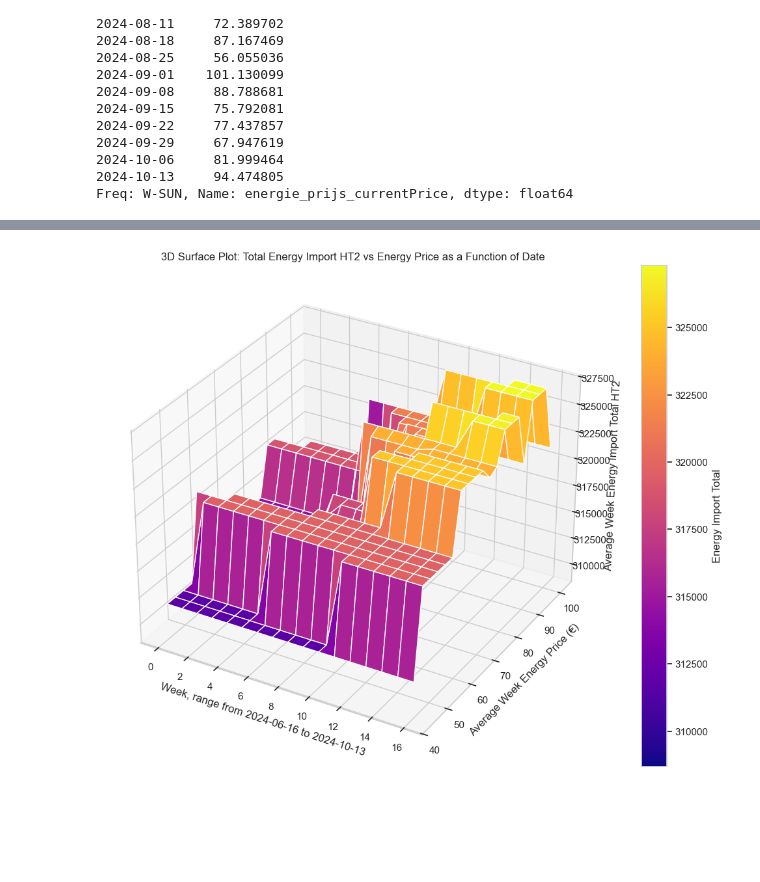
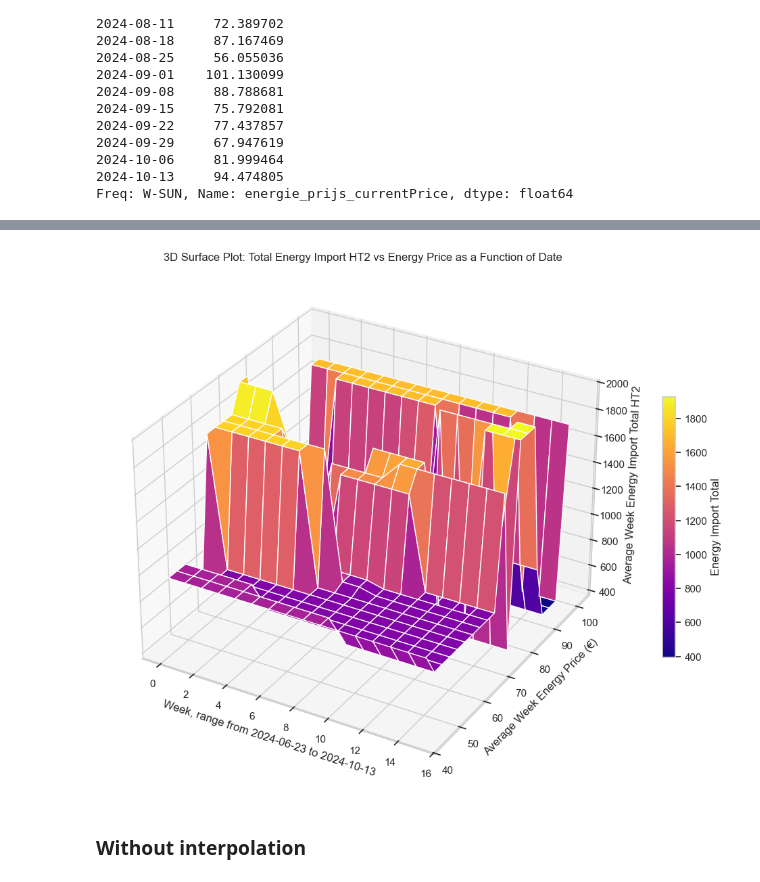
Before and after one commit to PiotrKersten/server-side-queries, a Jupyter notebook: main.ipynb, the cells around one changed output, grey strips where cells are left out. Drawn from its saved outputs; the diff is of its cells as text; code cells hidden in the pictures; blank space fills up the shorter version.

```diff
--- a/main.ipynb
+++ b/main.ipynb
@@ -677,7 +705,7 @@ Freq: W-SUN, Name: energie_prijs_currentPrice, dtype: float64
 # More variety between those
 # %%
 
-df_res_copy = df_res.iloc[:, :4].copy()
+df_res_copy = df_res.iloc[:, :3].copy()
 weekly_avg_df = df_res_copy.resample('W').mean()
 print(weekly_avg_df)
 # %% [output]
@@ -701,3 +731,9 @@ timestamp
+# %%
+delta_columns = ["ht_wp_1_id_energyImportTotal", "ht_wp_2_id_energyImportTotal"]
+df_res = weekly_avg_df.copy()
+
+for col in delta_columns:
+     weekly_avg_df.loc[:, f'{col}_delta'] = weekly_avg_df[col].diff()
 # %%
 print(weekly_avg_df.index)
 # %% [output]
@@ -743,0 +780,3 @@ weekly_avg_df.describe()
+# %%
+weekly_avg_df=weekly_avg_df.dropna()
+weekly_avg_df.head(17)
@@ -766,2 +898,0 @@ weekly_avg_df.head(17)
-# %%
-weekly_avg_df.index = range(len(weekly_avg_df))
@@ -893,29 +967,31 @@ plt.show()
 # %%
 prices = weekly_avg_df['energie_prijs_currentPrice']
-energy_import = weekly_avg_df['ht_wp_2_id_energyImportTotal']
+energy_import = weekly_avg_df['ht_wp_2_id_energyImportTotal_delta']
 dates = weekly_avg_df.index
 
 price_grid = np.linspace(min(prices), max(prices), 20)
 date_grid = np.linspace(0, len(dates) - 1, len(dates))
 
 price_grid, date_grid = np.meshgrid(price_grid, date_grid)
 
 energy_import_grid = griddata((dates, prices), energy_import, (date_grid, price_grid), method='nearest')
 
 fig = plt.figure(figsize=(15, 10))
 ax = fig.add_subplot(111, projection='3d')
 surf = ax.plot_surface(date_grid, price_grid, energy_import_grid, cmap='plasma')
 
-ax.set_xlabel('Week, range from 2024-06-16 to 2024-10-13')
+ax.set_xlabel('Week, range from 2024-06-23 to 2024-10-13')
 ax.set_ylabel('Average Week Energy Price (€)')
 ax.set_zlabel('Average Week Energy Import Total HT2')
 
 
-cbar = fig.colorbar(surf)
+cbar = fig.colorbar(surf, shrink=0.5)
 cbar.set_label('Energy Import Total')
 
 
 plt.title('3D Surface Plot: Total Energy Import HT2 vs Energy Price as a Function of Date')
 plt.show()
 # %% [output]
-[figure, old version]
+[figure, new version]
+# %% [markdown]
+### Without interpolation
```
Also changed, not shown: parts of 28 cells of this notebook.
